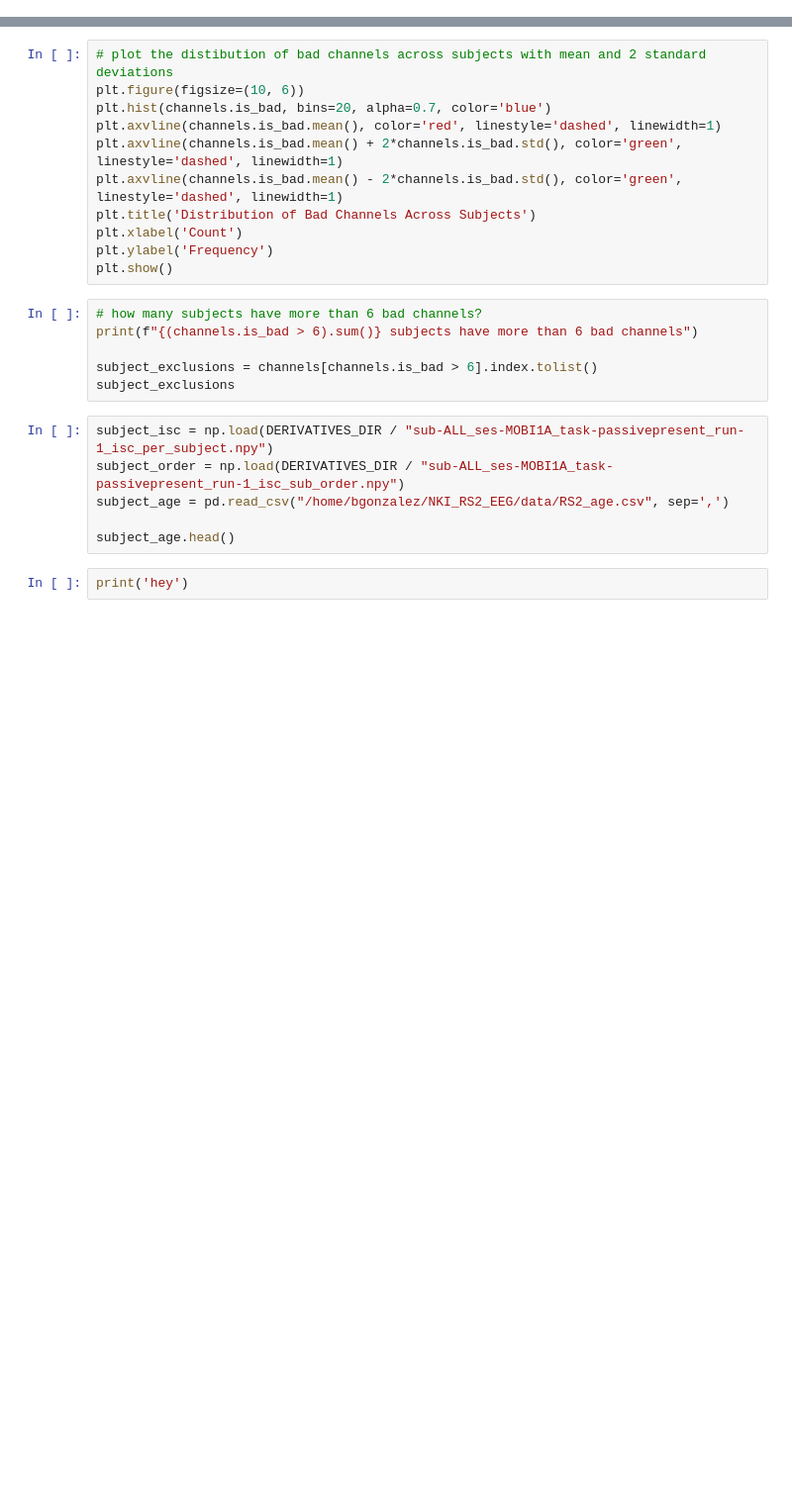
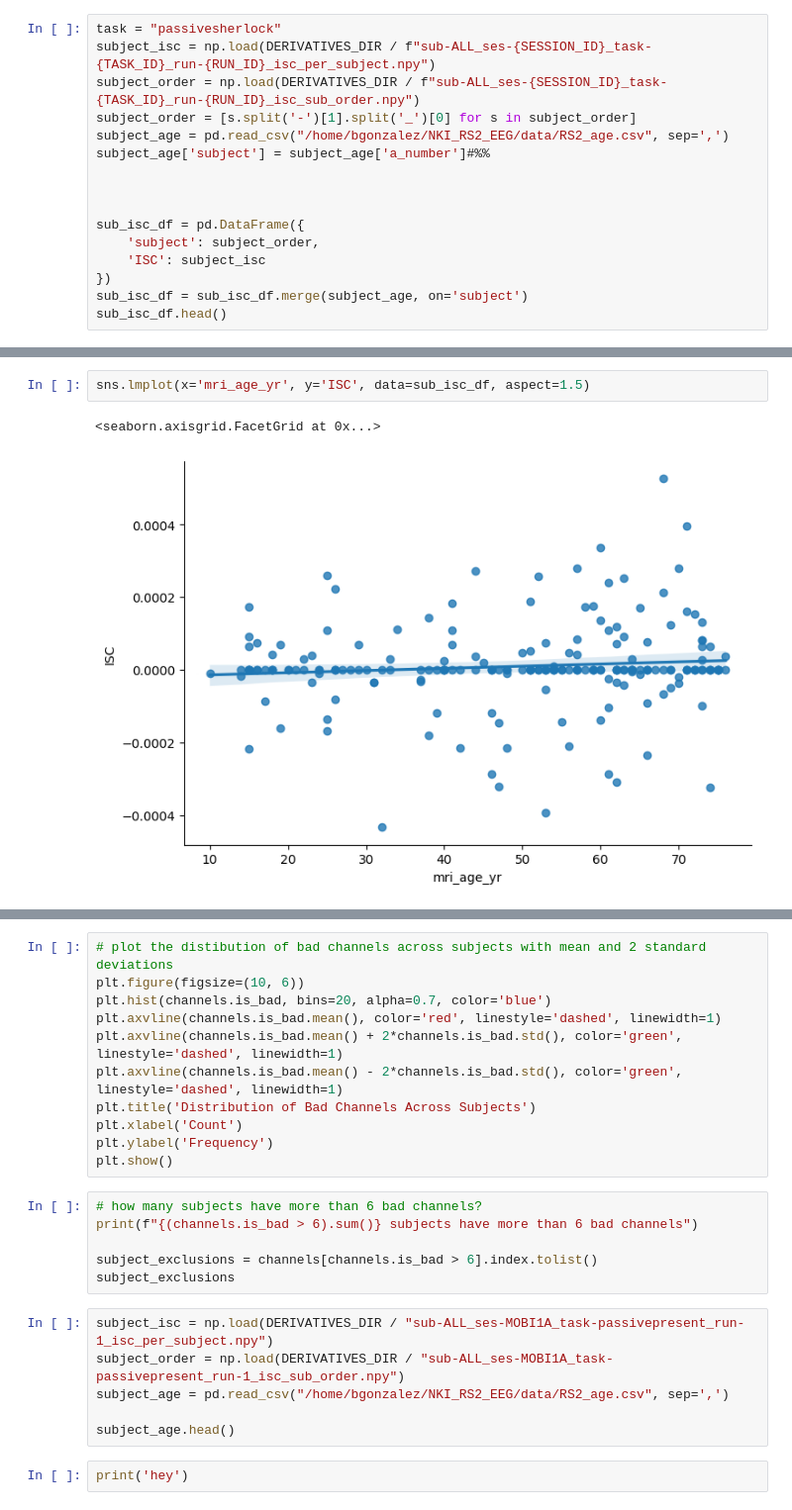
Before and after one commit to childmindresearch/NKI_RS2_EEG, a Jupyter notebook: src/nki_rs2_eeg/plotting.ipynb, the cells around one changed output, grey strips where cells are left out. Shown at 99% size. Saved outputs shown, nothing was run; the diff lists cells and outputs as text; blank space fills up the shorter version.

```diff
--- a/src/nki_rs2_eeg/plotting.ipynb
+++ b/src/nki_rs2_eeg/plotting.ipynb
@@ -57,0 +56,16 @@ plt.show()
+# %%
+task = "passivesherlock"
+subject_isc = np.load(DERIVATIVES_DIR / f"sub-ALL_ses-{SESSION_ID}_task-{TASK_ID}_run-{RUN_ID}_isc_per_subject.npy")
+subject_order = np.load(DERIVATIVES_DIR / f"sub-ALL_ses-{SESSION_ID}_task-{TASK_ID}_run-{RUN_ID}_isc_sub_order.npy")
+subject_order = [s.split('-')[1].split('_')[0] for s in subject_order]
+subject_age = pd.read_csv("/home/bgonzalez/NKI_RS2_EEG/data/RS2_age.csv", sep=',')
+subject_age['subject'] = subject_age['a_number']#%%
+
+
+
+sub_isc_df = pd.DataFrame({
+    'subject': subject_order,
+    'ISC': subject_isc
+})
+sub_isc_df = sub_isc_df.merge(subject_age, on='subject')
+sub_isc_df.head()
@@ -57,0 +79,5 @@ plt.show()
+# %%
+sns.lmplot(x='mri_age_yr', y='ISC', data=sub_isc_df, aspect=1.5)
+# %% [output]
+<seaborn.axisgrid.FacetGrid at 0x...>
+[figure, added]
```
Also changed, not shown: parts of 8 cells of this notebook, 2 other files.
